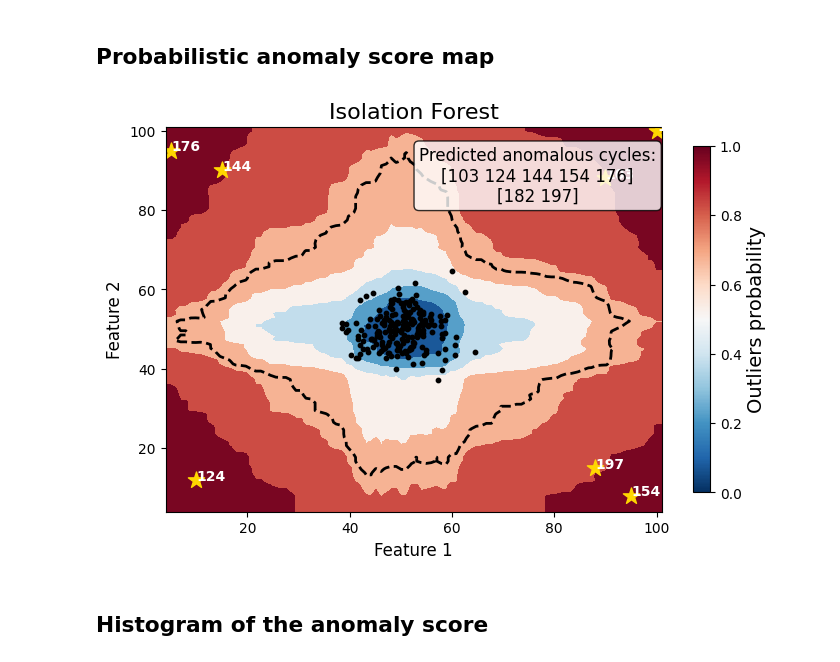
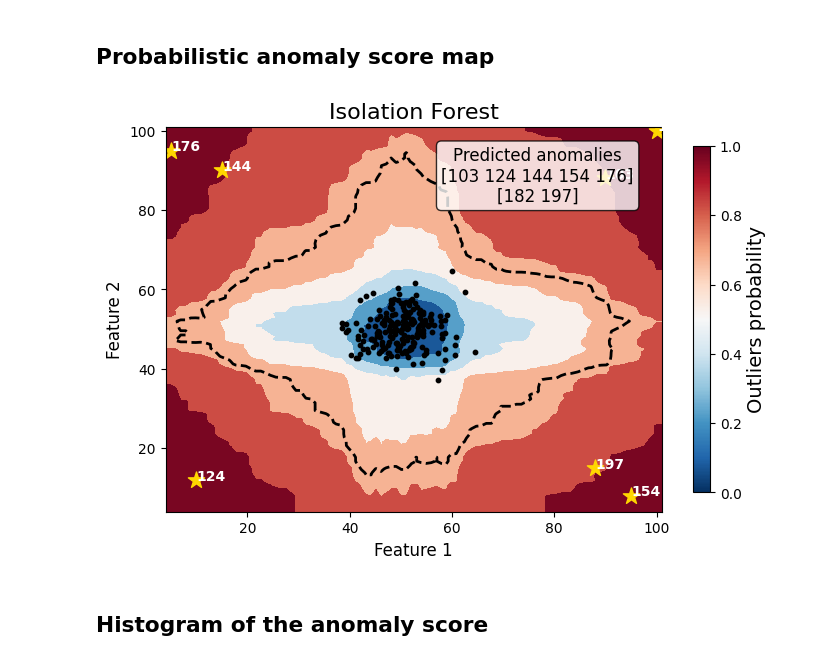
Before and after one commit to meichinpang/osbad, a Jupyter notebook: machine_learning/baseline_models/synthetic_outliers/ml_01_iforest_baseline_synthetic.ipynb, the cells around one changed output. Cells and saved outputs as stored; diff of their text form; code cells hidden in the pictures.

Commit message:
Make textbox annotation for predicted anomalies flexible

```diff
--- a/machine_learning/baseline_models/synthetic_outliers/ml_01_iforest_baseline_synthetic.ipynb
+++ b/machine_learning/baseline_models/synthetic_outliers/ml_01_iforest_baseline_synthetic.ipynb
@@ -240,35 +240,36 @@ axplot = runner.predict_anomaly_score_map(
     selected_model=model,
     model_name="Isolation Forest",
     xoutliers=df_outliers_pred["feature_1"],
     youtliers=df_outliers_pred["feature_2"],
     pred_outliers_index=pred_outlier_indices,
-    threshold=0.7
+    threshold=0.7,
+    annotation_label="Predicted anomalies"
 )
 
 axplot.set_xlabel(
     r"Feature 1",
     fontsize=12)
 axplot.set_ylabel(
     r"Feature 2",
     fontsize=12)
 
 output_fig_filename = (
     "anomaly_score_map_iforest_"
     + selected_cell_label
     + ".png")
 
 fig_output_path = (
     selected_cell_artifacts_dir
     .joinpath(output_fig_filename))
 
 plt.savefig(
     fig_output_path,
     dpi=600,
     bbox_inches="tight")
 
 plt.show()
 # %% [output]
-[figure, old version]
+[figure, new version]
 # %% [markdown]
 ## Histogram of the anomaly score
 # %%
```
Also changed, not shown: parts of 1 cell of this notebook, 5 other files.
